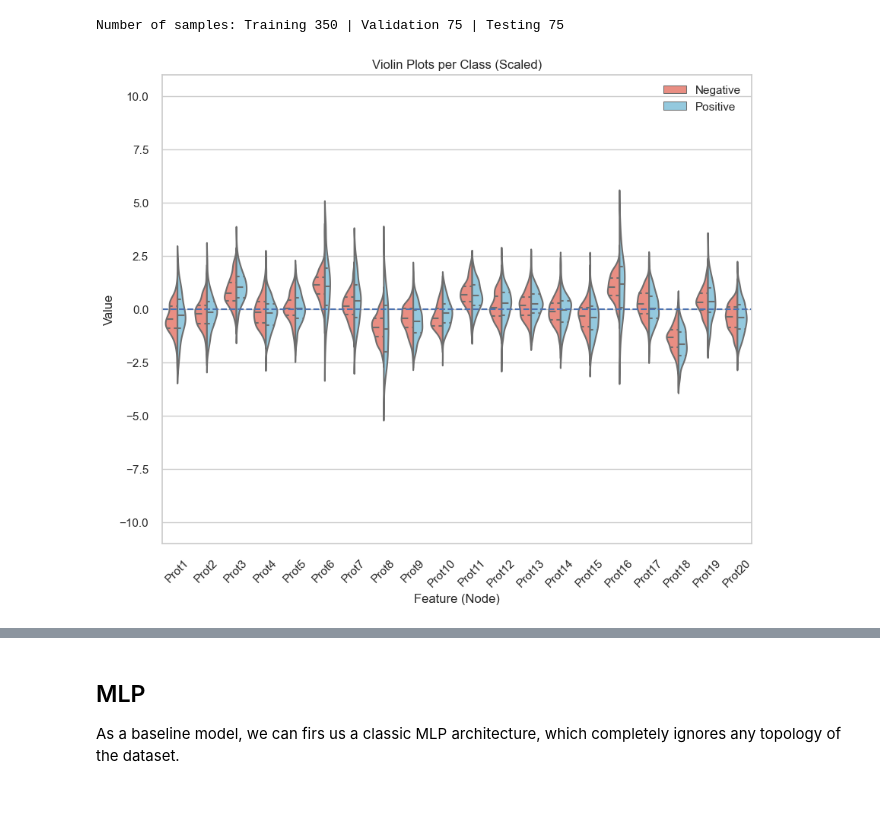
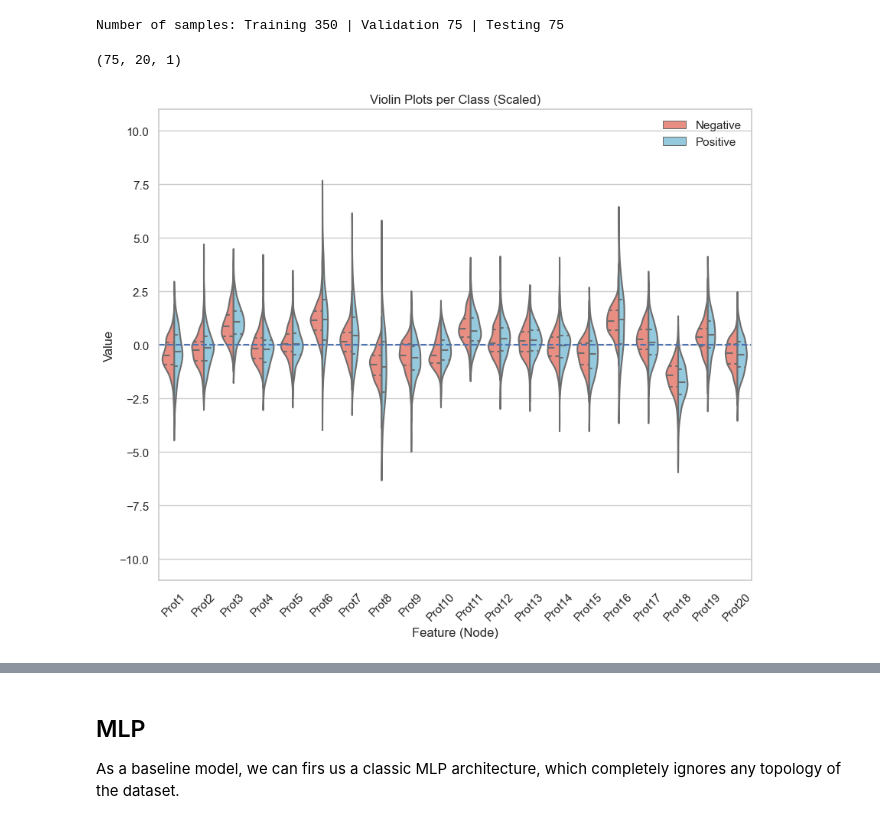
Before and after one commit to Bulbatronik/Exploring-GNN-for-Gaussian-Graphs, a Jupyter notebook: notebooks/project.ipynb, the cells around one changed output, grey strips where cells are left out. Drawn from its saved outputs; the diff is of its cells as text; code cells hidden in the pictures.

```diff
--- a/notebooks/project.ipynb
+++ b/notebooks/project.ipynb
@@ -71,7 +72,7 @@ print(f'Number of nodes: {N}')
 display(data.head(5))
 
 # store features in x (S, N, F) and labels in y (S, 1)
-x, y = np.expand_dims(data.iloc[:, 3:].values, axis=-1), data.iloc[:,2].values
+x, y = np.expand_dims(data.iloc[:, 3:].values, axis=-1), np.expand_dims(data.iloc[:,2].values, axis=-1)
 F = x.shape[-1]
 print(f'Number of features per node: {F}')
 # %% [output]
@@ -312,6 +309,10 @@ x_test, y_test, A_test = x[id_test], y[id_test], A[id_test]
 print(f"Number of samples: Training {x_train.shape[0]} | Validation {x_val.shape[0]} | Testing {x_test.shape[0]}")
 # %% [output]
 Number of samples: Training 350 | Validation 75 | Testing 75
+# %%
+x_val.shape
+# %% [output]
+(75, 20, 1)
 # %%
 # Train standard scaler on training and validation data, then apply to test data
 SCALE_DATA = True # Scale or use raw features
@@ -320,33 +321,33 @@ if SCALE_DATA:
     scaler = StandardScaler()
     # train the scaler on training and validation
     scaler.fit(np.concatenate((x_train, x_val), axis=0).reshape(-1, x_val.shape[-1]))
     # apply the scaler to the data (prevent information leak to the test data)
     x_train = scaler.transform(x_train.reshape(-1, x_train.shape[-1])).reshape(x_train.shape)
     x_val = scaler.transform(x_val.reshape(-1, x_val.shape[-1])).reshape(x_val.shape)
     X_test = scaler.transform(x_test.reshape(-1, x_test.shape[-1])).reshape(x_test.shape)
 
     # check the distribution
     data_scaled = np.hstack((
-                            np.concatenate((x_train, x_val), axis=0).squeeze(),
-                            np.expand_dims(np.concatenate((y_train, y_val)), axis=-1)
+                            np.concatenate((x_train, x_val, x_test), axis=0).squeeze(),
+                            np.concatenate((y_train, y_val, y_test))
                             )
                         )
     df = pd.DataFrame(data=data_scaled, columns=list(data.columns[3:]) + [data.columns[2]]) # set the columns in the cirrect order
     df_melted1 = pd.melt(df, id_vars=['class'],
                         value_vars=[f'Prot{i}' for i in range(1, 21)],
                         var_name='Protein', value_name='Expression')
 
     sns.set(style="whitegrid")
     palette = {1: 'skyblue', 0: 'salmon'}
     plt.figure(figsize=(10, 8))
     ax = sns.violinplot(x='Protein', y='Expression', hue='class', data=df_melted1, split=True, inner="quart", palette=palette)
     ax.legend(handles=ax.legend_.legendHandles, labels=['Negative', 'Positive'])
     plt.axhline(y=0, color='b', linestyle='--')
     plt.title('Violin Plots per Class (Scaled)')
     plt.xlabel('Feature (Node)')
     plt.ylabel('Value')
     plt.xticks(rotation=45)
     plt.ylim([-11, 11])
     plt.show()
 # %% [output]
-[figure, old version]
+[figure, new version]
```
Also changed, not shown: parts of 15 cells of this notebook.
